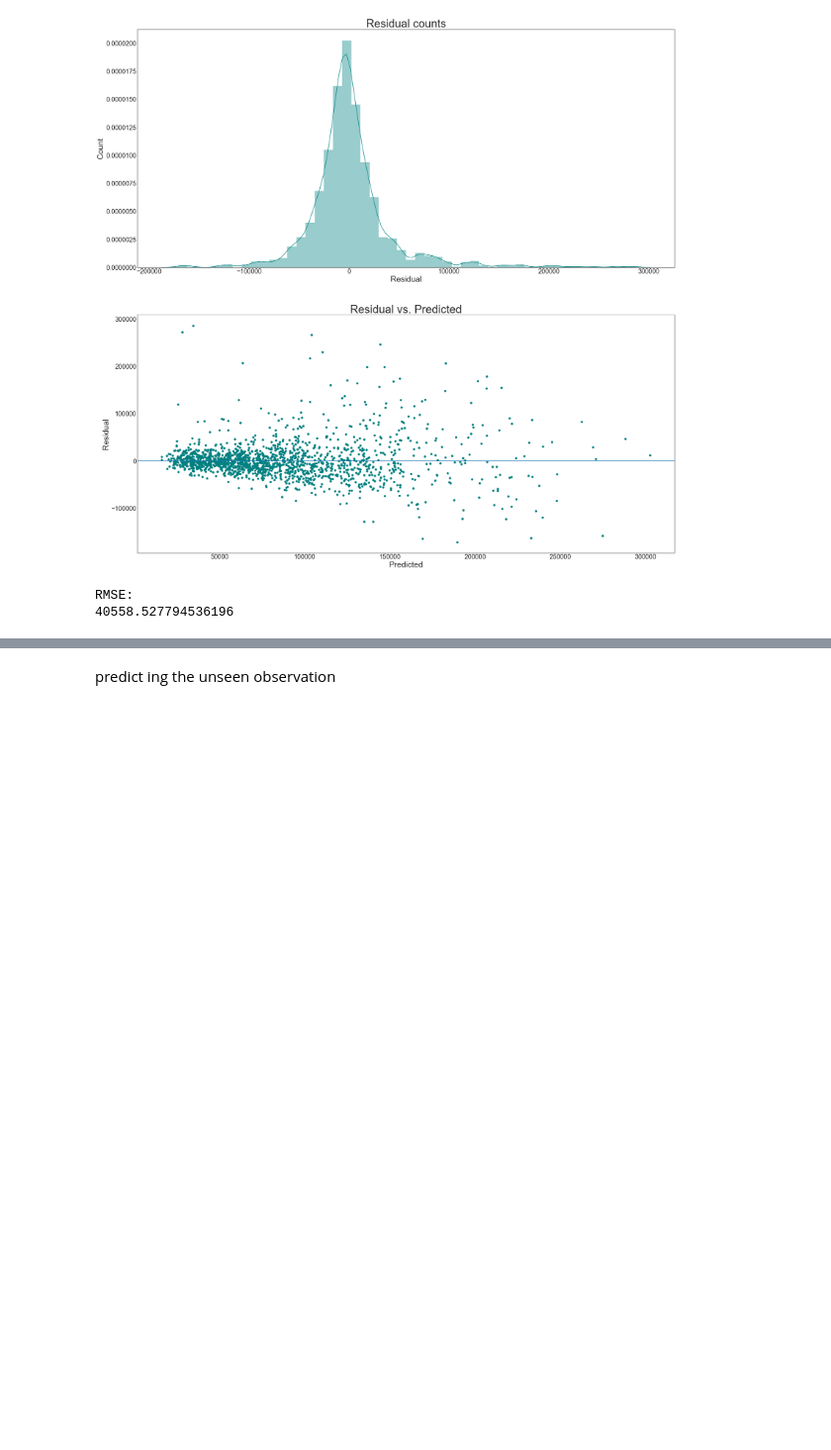
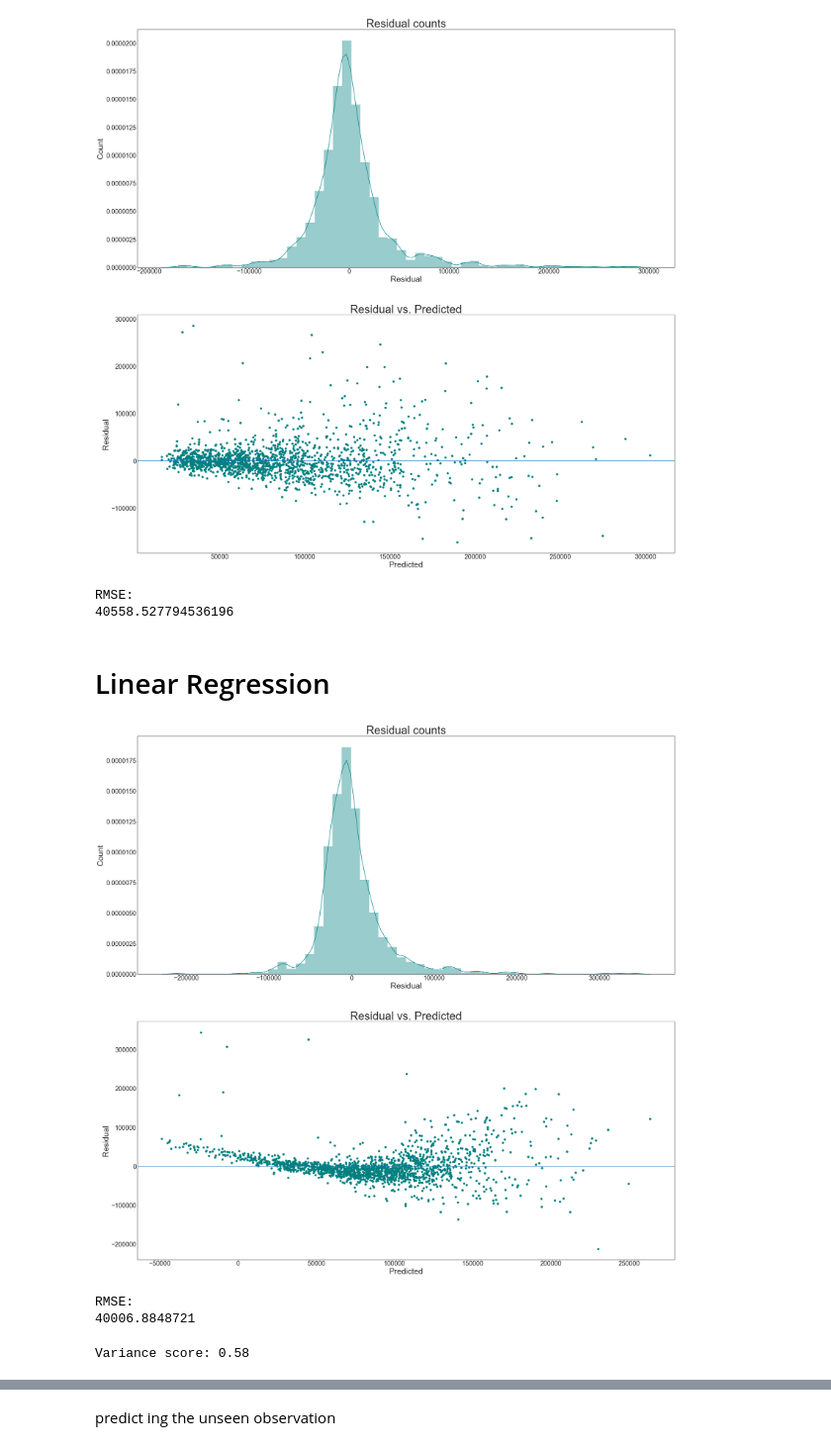
Before and after one commit to manaswitha1001/Know-Your-Car-Value, a Jupyter notebook: Price Prediction of Used Cars.ipynb, the cells around one changed output, grey strips where cells are left out. Shown: that part at 99% size. Cells and saved outputs as stored; diff of their text form; code cells hidden in the pictures; blank space fills up the shorter version.

```diff
--- a/Price Prediction of Used Cars.ipynb
+++ b/Price Prediction of Used Cars.ipynb
@@ -271,3 +289,44 @@ print(rmse)
 [figure]
 RMSE:
 40558.527794536196
+# %% [markdown]
+# Linear Regression
+# %%
+from sklearn import linear_model
+
+regr = linear_model.LinearRegression()
+regr.fit(X_train, Y_train)
+
+predicted = regr.predict(X_test)
+residual = Y_test - predicted
+
+fig = plt.figure(figsize=(30,30))
+ax1 = plt.subplot(211)
+sns.distplot(residual, color ='teal')
+plt.tick_params(axis='both', which='major', labelsize=20)
+plt.title('Residual counts',fontsize=35)
+plt.xlabel('Residual',fontsize=25)
+plt.ylabel('Count',fontsize=25)
+
+ax2 = plt.subplot(212)
+plt.scatter(predicted, residual, color ='teal')
+plt.tick_params(axis='both', which='major', labelsize=20)
+plt.xlabel('Predicted',fontsize=25)
+plt.ylabel('Residual',fontsize=25)
+plt.axhline(y=0)
+plt.title('Residual vs. Predicted',fontsize=35)
+
+plt.show()
+
+from sklearn.metrics import mean_squared_error
+rmse = np.sqrt(mean_squared_error(Y_test, predicted))
+print('RMSE:')
+print(rmse)
+# %% [output]
+[figure, added]
+RMSE:
+40006.8848721
+# %%
+print('Variance score: %.2f' % r2_score(Y_test, predicted))
+# %% [output]
+Variance score: 0.58
```
Also changed, not shown: parts of 32 cells of this notebook.
